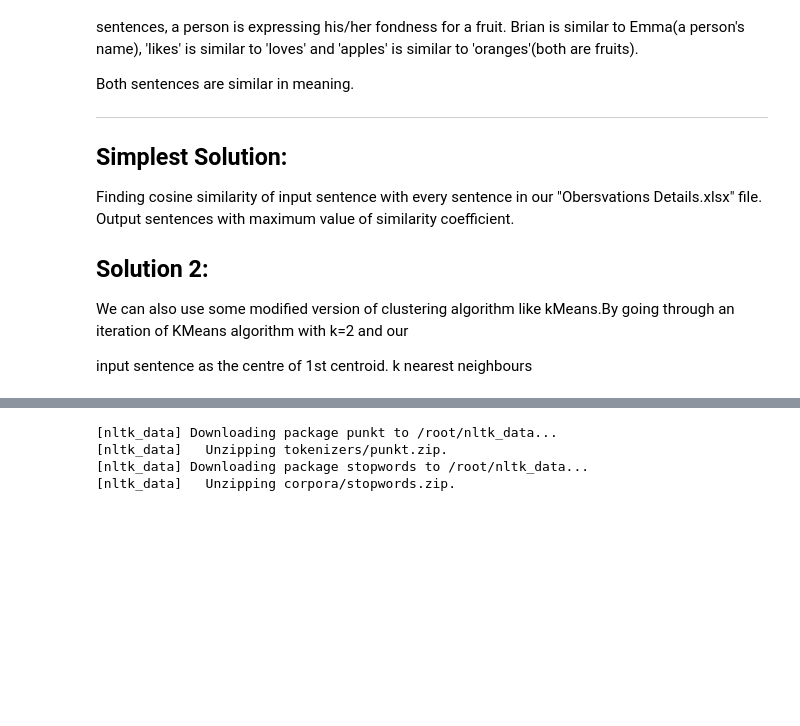
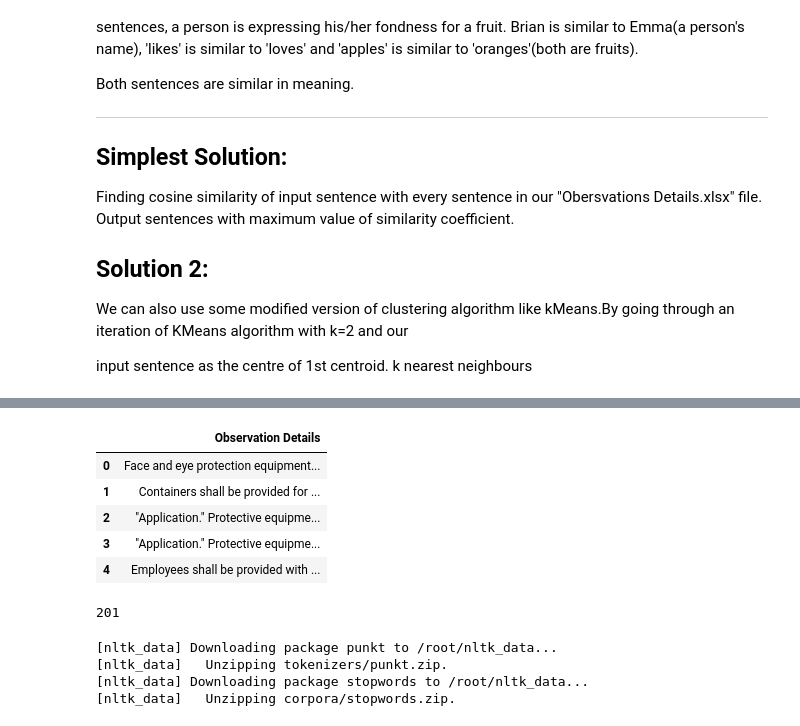
Before and after one commit to hamad2810/AI-Task, a Jupyter notebook: Test.ipynb, the cells around one changed output, grey strips where cells are left out. Drawn from its saved outputs; the diff is of its cells as text; code cells hidden in the pictures; blank space fills up the shorter version.

```diff
--- a/Test.ipynb
+++ b/Test.ipynb
@@ -48,10 +46,26 @@ df.head()
+# %%
+import pandas as pd
+df = pd.read_excel('SORs.xlsx')
+df.head()
+# %% [output]
+|  | Observation Details |
+| 0 | Face and eye protection equipment... |
+| 1 | Containers shall be provided for ... |
+| 2 | "Application." Protective equipme... |
+| 3 | "Application." Protective equipme... |
+| 4 | Employees shall be provided with ... |
 # %%
 
 X ="Face and eye protection equipment shall be kept clean and in good repair".lower()
 #X = input("Enter input string: ").lower()
 # %%
 dataList = df['Observation Details'].to_list()
+print(len(dataList))
+
+del df
 #dataList = list(set(dataList))
+# %% [output]
+201
 # %%
 # Program to measure the similarity between
 # two sentences using cosine similarity.
```
Also changed, not shown: parts of 20 cells of this notebook.
